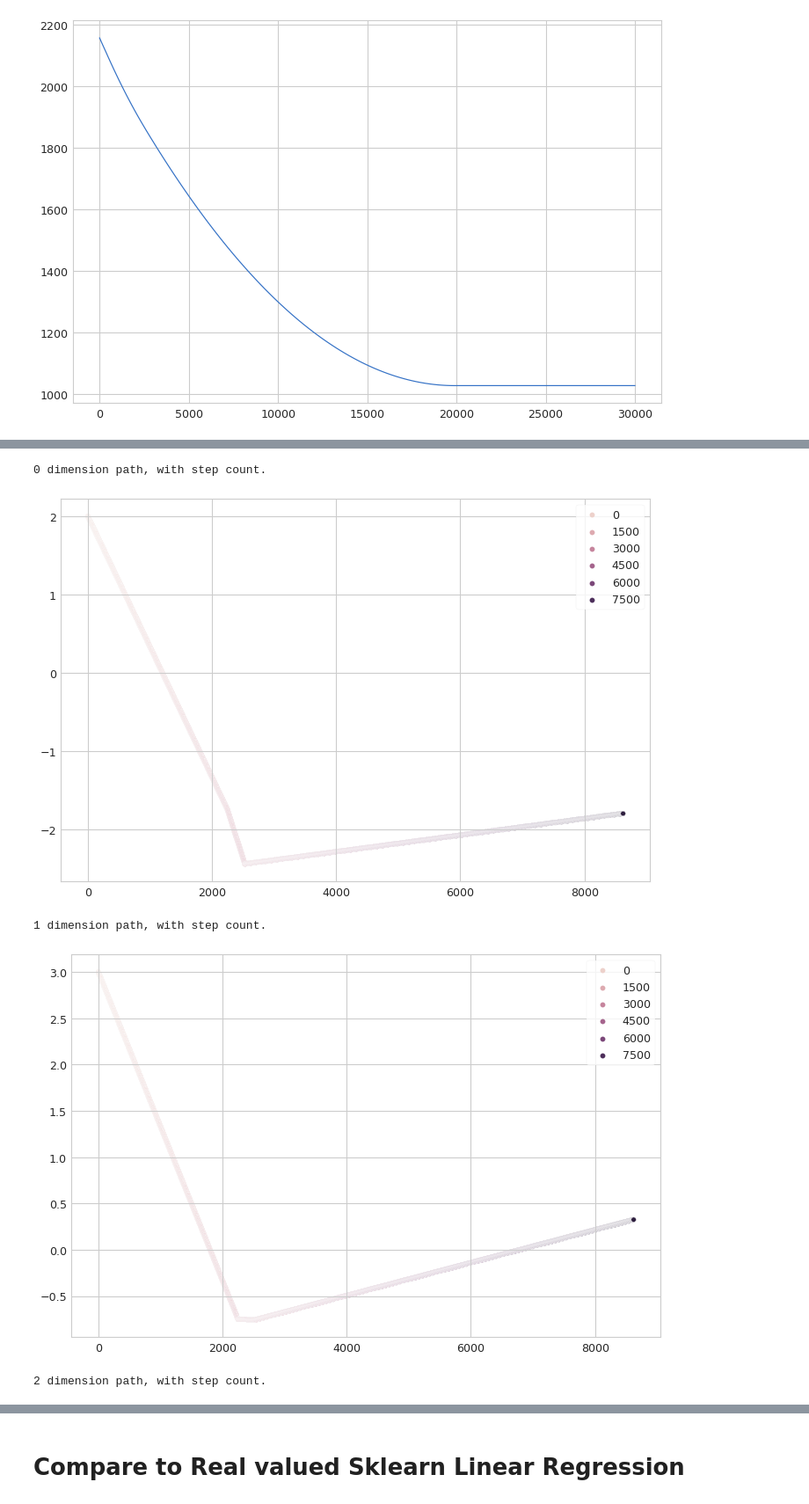
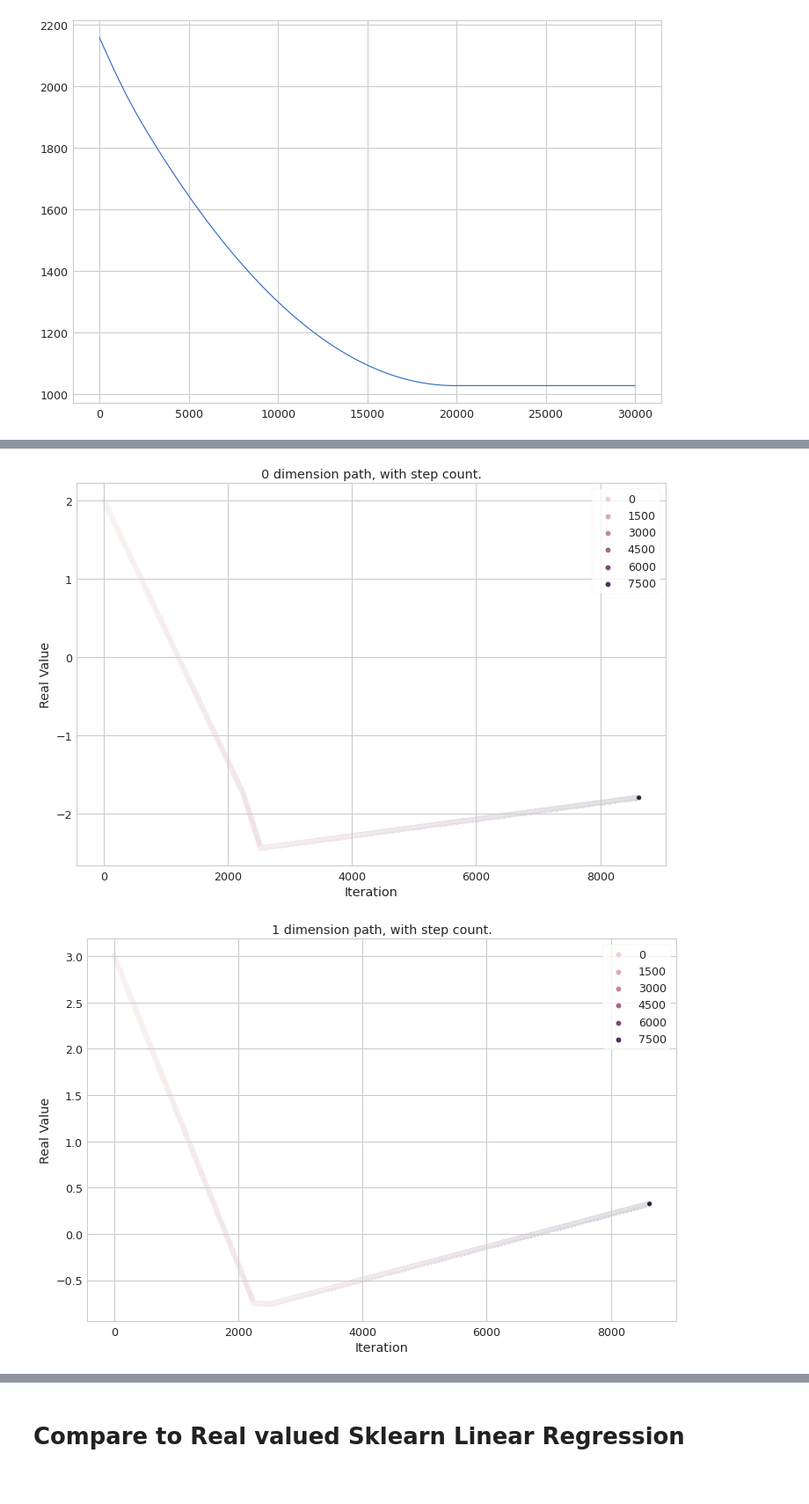
Before and after one commit to daireiscool/complex_machine_learning, a Jupyter notebook: LinearRegression.ipynb, the cells around one changed output, grey strips where cells are left out. Shown at 88% size. Drawn from its saved outputs; the diff is of its cells as text; code cells hidden in the pictures.

```diff
--- a/LinearRegression.ipynb
+++ b/LinearRegression.ipynb
@@ -34,8 +34,8 @@ plt.rcParams['figure.figsize'] = [12, 8]
 X, y = make_regression(
     n_samples = 1000,
     n_features = 2,
-    n_informative = 2,
-    n_targets = 1,#
+    n_informative = 20,
+    n_targets = 1,
     #bias = 0.1,
     noise=10,
     random_state=4
@@ -70,8 +71,11 @@ plt.scatter(x = y, y = clr.predict(X), c = clr.predict(X))
 # Plot gradient path of variables
 history = clr.weights_history
 for j in range(history[0].shape[0]):
-    print(f"{j} dimension path, with step count.")
-    sns.scatterplot(x =[i[j].real for i in history], y =[i[j].imag for i in history], hue = range(len(history)))
+
+    fig = sns.scatterplot(x =[i[j].real for i in history], y =[i[j].imag for i in history], hue = range(len(history)))
+    plt.xlabel("Real Value")
+    plt.ylabel("Imaginary Value")
+    plt.title(f"{j} dimension path, with step count.")
+
     plt.show()
-    print("")
 # %% [output]
@@ -106,14 +108,14 @@ plt.scatter(x = y, y = lr.predict(X), c = lr.predict(X))
 # %%
 # Plot gradient path of variables
 history = lr.weights_history
 for j in range(history[0].shape[0]):
-    print(f"{j} dimension path, with step count.")
-    sns.scatterplot(x =range(len(history)), y =[i[j] for i in history], hue = range(len(history)))
+
+    fig = sns.scatterplot(x =range(len(history)), y =[i[j] for i in history], hue = range(len(history)))
+    plt.xlabel("Iteration")
+    plt.ylabel("Real Value")
+    plt.title(f"{j} dimension path, with step count.")
+
     plt.show()
-    print("")
 # %% [output]
-0 dimension path, with step count.
-[figure, old version]
+[figure, new version]
-1 dimension path, with step count.
-[figure, old version]
+[figure, new version]
-2 dimension path, with step count.
```
Also changed, not shown: parts of 13 cells of this notebook, 5 other files.
